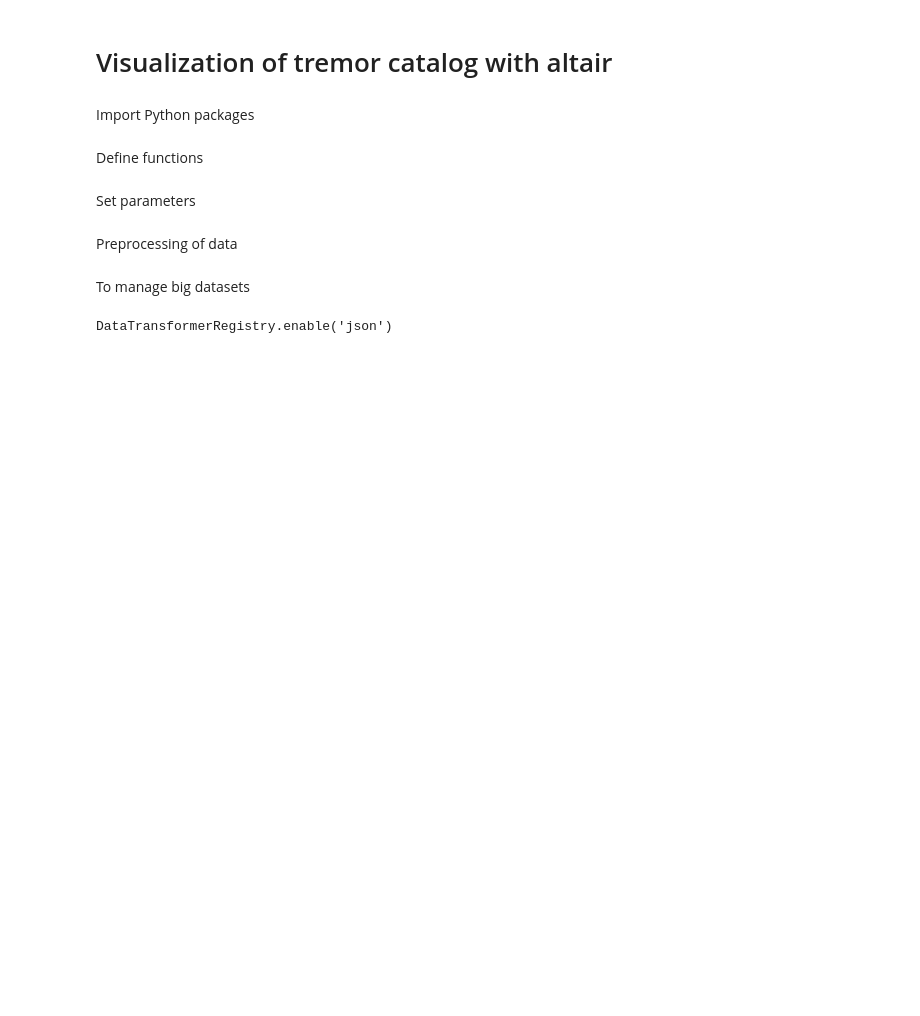
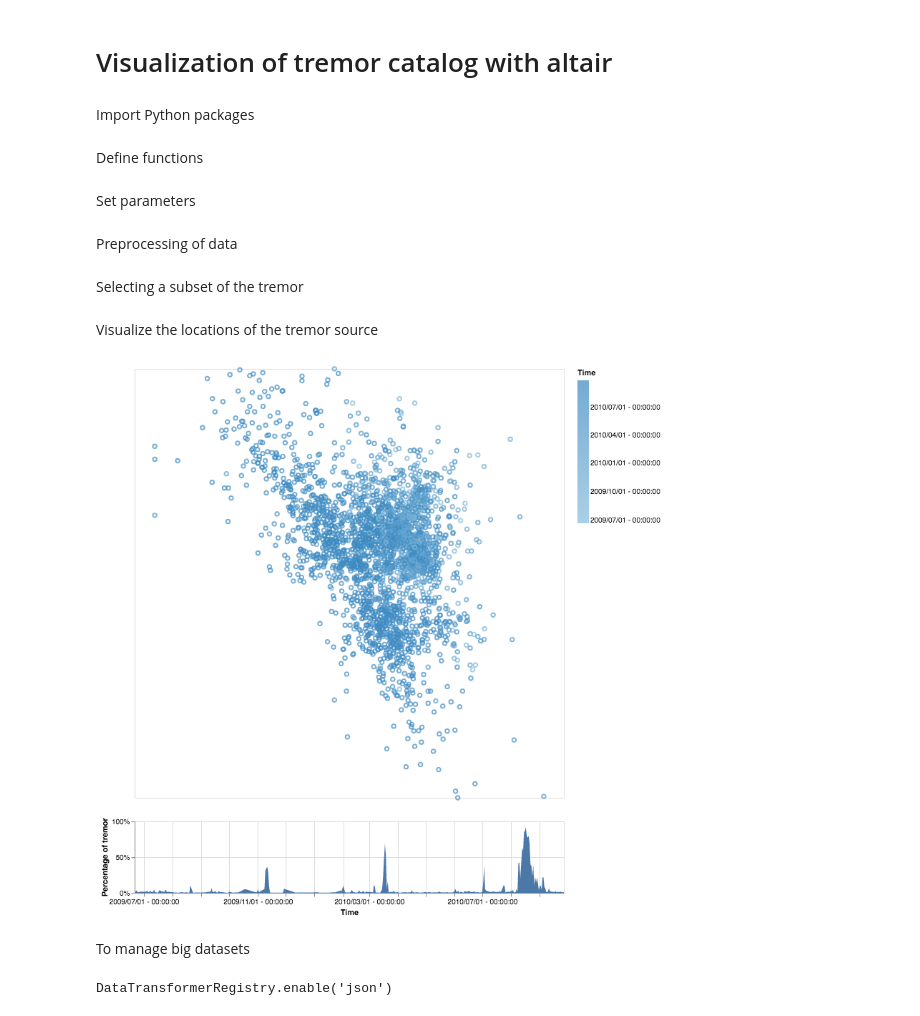
Before and after one commit to ArianeDucellier/visualization, a Jupyter notebook: altair/visu_altair.ipynb, the cells around one changed output. Saved outputs shown, nothing was run; the diff lists cells and outputs as text; code cells hidden in the pictures; blank space fills up the shorter version.

```diff
--- a/altair/visu_altair.ipynb
+++ b/altair/visu_altair.ipynb
@@ -109,6 +109,44 @@ tremors = select_tremor(tremors, tbegin, tend, \
     latmin, latmax, lonmin, lonmax)
 # Construct time line for selection
 tremors = bin_tremor(tremors, nbin, winlen)
+# %% [markdown]
+Selecting a subset of the tremor
+# %%
+subset = tremors.sample(frac=0.1)
+# %% [markdown]
+Visualize the locations of the tremor source
+# %%
+# Selection
+brush = alt.selection(type='interval', encodings=['x'])
+# Map of tremor location
+points = alt.Chart(
+).mark_point(
+).encode(
+    longitude = 'longitude',
+    latitude = 'latitude',
+    color=alt.Color('Time', legend=alt.Legend(format='%Y/%m/%d - %H:%M:%S'))
+).transform_filter(
+    brush.ref()
+).properties(
+    width = 600,
+    height = 600
+)
+# Graph of tremor activity
+bars = alt.Chart(
+).mark_area(
+).encode(
+    x = alt.X('Time', axis = alt.Axis(format = '%Y/%m/%d - %H:%M:%S', title = 'Time')),
+    y = alt.Y('Value', axis = alt.Axis(format = '%', title = 'Percentage of tremor'))
+).properties(
+    width = 600,
+    height = 100,
+    selection = brush
+)
+# Putting graphs together
+myChart = alt.vconcat(points, bars, data = subset)
+myChart
+# %% [output]
+[figure, added]
 # %% [markdown]
 To manage big datasets
 # %%
```
Also changed, not shown: parts of 3 cells of this notebook, 11 other files.
